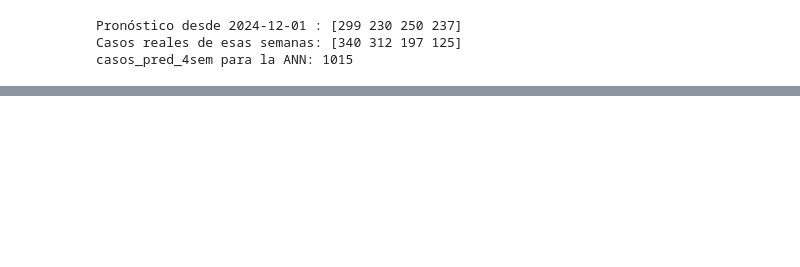
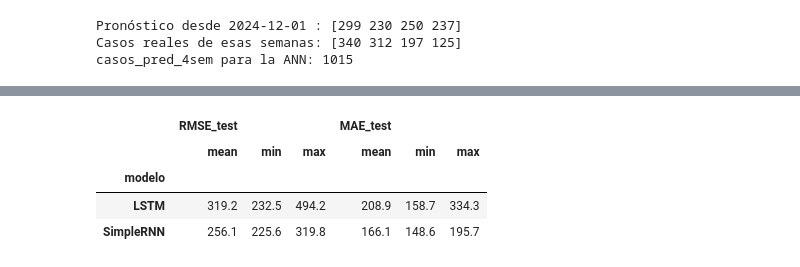
Before and after one commit to GaboSM1507/Proyecto-VectorIA, a Jupyter notebook: notebooks/03_LSTM_Casos.ipynb, the cells around one changed output, grey strips where cells are left out. Cells and saved outputs as stored; diff of their text form; code cells hidden in the pictures; blank space fills up the shorter version.

```diff
--- a/notebooks/03_LSTM_Casos.ipynb
+++ b/notebooks/03_LSTM_Casos.ipynb
@@ -132,0 +140,7 @@ Ventanas de validación: 49  Ventanas de test: 101
+# %%
+# ¿Qué obtenemos del primer batch?
+_, _, generador_ejemplo, _, _ = preparar_datos(columnas_base)
+X_lote, y_lote = generador_ejemplo[0]
+print("Entrada:", X_lote.shape, "-> (ventanas del lote, 26 semanas, variables)")
+print("Objetivo:", y_lote.shape, "-> (ventanas del lote, 4 semanas)")
+print("Ventanas de validación:", len(filas_validacion), " Ventanas de test:", len(filas_test))
@@ -161,17 +189,19 @@ Model: "sequential"
 # %%
-def entrenar(columnas, semilla):
+# Entrena una red completa con una semilla. Solo se usa donde hay que repetir con varias semillas (8.1, 9.1 y 10.2)
+def entrenar(columnas, semilla, tipo="SimpleRNN"):
     tf.keras.utils.set_random_seed(semilla)
-    X, escalador_X, train, validacion, test = preparar_datos(columnas)
-    modelo = crear_modelo(len(columnas))
-    parada = EarlyStopping(monitor="val_loss", patience=20, restore_best_weights=True)
-    historia = modelo.fit(train, validation_data=validacion, epochs=200, callbacks=[parada], verbose=0)
-    return modelo, historia, X, escalador_X, validacion, test
+    X, escalador_X, generador, val_generador, test_generador = preparar_datos(columnas)
+    model = crear_modelo(len(columnas), tipo)
+    early_stop = EarlyStopping(monitor='val_loss', patience=20, restore_best_weights=True)
+    model.fit(generador, epochs=200, validation_data=val_generador, callbacks=[early_stop], verbose=0)
+    return model, model.history, X, escalador_X, val_generador, test_generador
 
 
+# Métricas en casos reales, con las funciones de sklearn
 def rmse(real, prediccion):
-    return np.sqrt(np.mean((real - prediccion) ** 2))
+    return np.sqrt(mean_squared_error(real, prediccion))
 
 
 def mae(real, prediccion):
-    return np.mean(np.abs(real - prediccion))
+    return mean_absolute_error(real, prediccion)
 # %% [markdown]
@@ -382,0 +484,17 @@ casos_pred_4sem para la ANN: 1015
+# %%
+filas = []
+for tipo in ["SimpleRNN", "LSTM"]:
+    for semilla in [101, 1, 2, 3, 4]:
+        modelo, historia_semilla, _, _, validacion, test = entrenar(columnas_finales, semilla, tipo)
+        prediccion_validacion = a_casos(modelo.predict(validacion, verbose=0))
+        prediccion = a_casos(modelo.predict(test, verbose=0))
+        filas.append({"modelo": tipo, "semilla": semilla,
+                      "mejor_epoca": int(np.argmin(historia_semilla.history["val_loss"])) + 1,
+                      "RMSE_validacion": rmse(casos_reales[filas_validacion], prediccion_validacion),
+                      "RMSE_test": rmse(real_test, prediccion), "MAE_test": mae(real_test, prediccion)})
+
+comparacion_modelos = pd.DataFrame(filas)
+print(comparacion_modelos.pivot(index="semilla", columns="modelo", values="RMSE_validacion").round(1))
+print(comparacion_modelos.groupby("modelo")["RMSE_validacion"].mean().round(1))
+print("Mejor época de cada corrida (EarlyStopping):")
+print(comparacion_modelos.pivot(index="semilla", columns="modelo", values="mejor_epoca"))
@@ -382,0 +612,8 @@ casos_pred_4sem para la ANN: 1015
+# %%
+comparacion_modelos.groupby("modelo")[["RMSE_test", "MAE_test"]].agg(["mean", "min", "max"]).round(1)
+# %% [output]
+|  | RMSE_test |  |  | MAE_test |  |  |
+|  | mean | min | max | mean | min | max |
+| modelo |  |  |  |  |  |  |
+| LSTM | 319.2 | 232.5 | 494.2 | 208.9 | 158.7 | 334.3 |
+| SimpleRNN | 256.1 | 225.6 | 319.8 | 166.1 | 148.6 | 195.7 |
```
Also changed, not shown: parts of 50 cells of this notebook, 2 other files.
